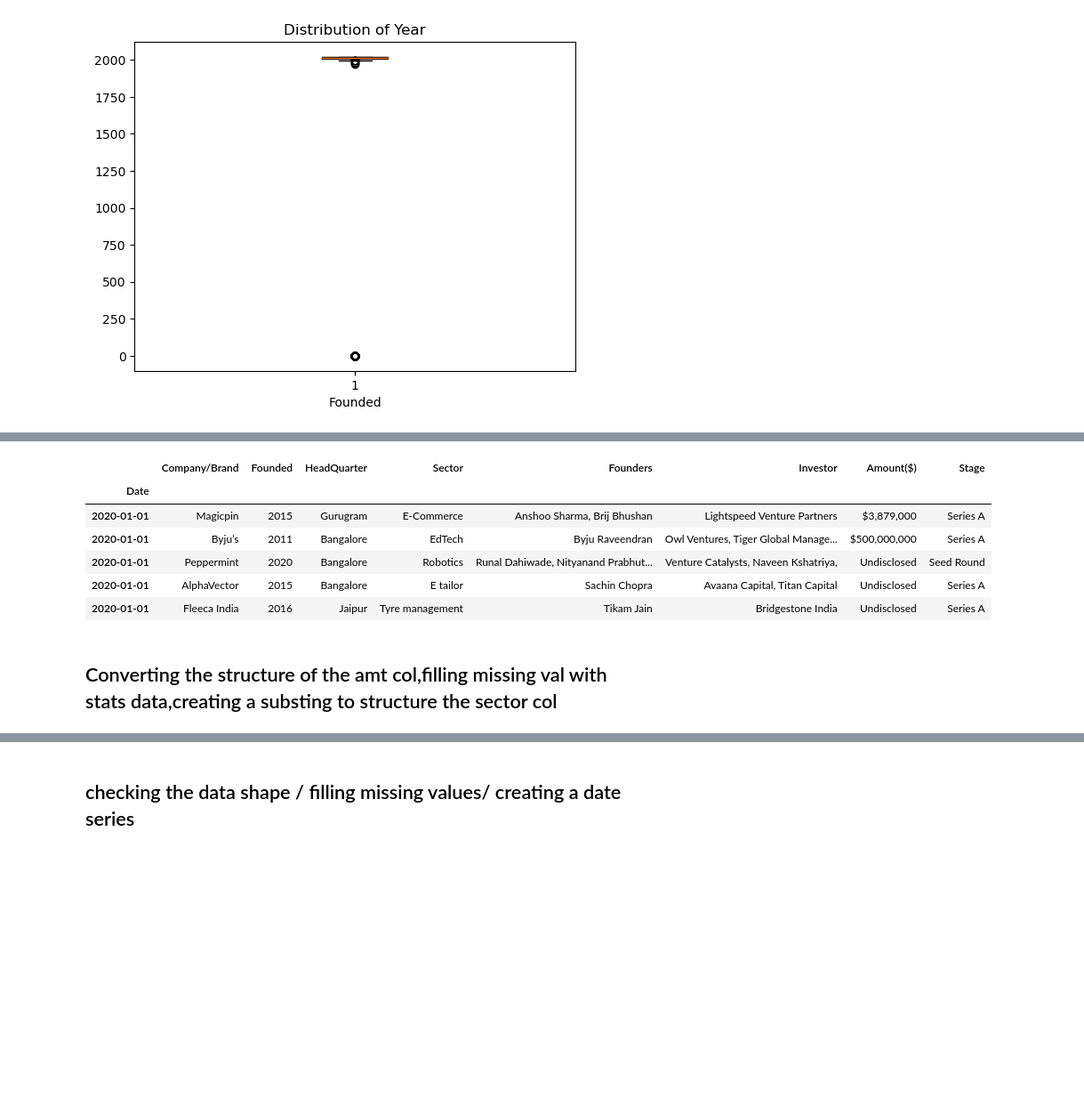
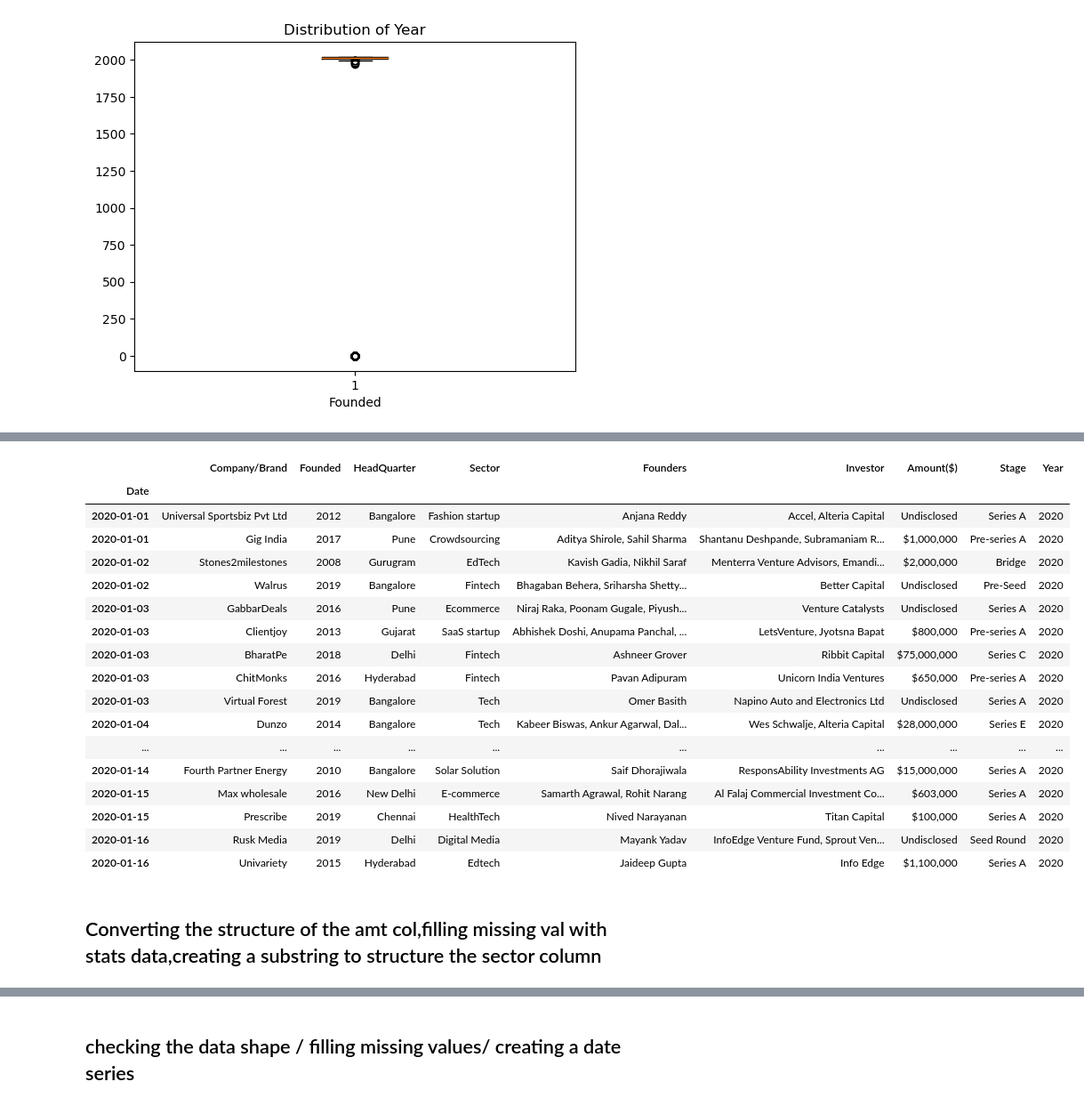
Before and after one commit to Israel-Anaba/Edinburgh-Indian-Start-up-Project, a Jupyter notebook: Data Cleaning 2.ipynb, the cells around one changed output, grey strips where cells are left out. Shown at 89% size. Cells and saved outputs as stored; diff of their text form; code cells hidden in the pictures; blank space fills up the shorter version.

```diff
--- a/Data Cleaning 2.ipynb
+++ b/Data Cleaning 2.ipynb
@@ -514,6 +970,12 @@ ind_2020['Founders'] = ind_2020['Founders'].fillna(ind_2020['Founders'].mode()[0
 ind_2020['Stage'] = ind_2020['Stage'].fillna(ind_2020['Stage'].mode()[0])
 ind_2020['Investor'] = ind_2020['Investor'].fillna(ind_2020['Investor'].mode()[0])
 ind_2020['HeadQuarter'] = ind_2020['HeadQuarter'].fillna(ind_2020['HeadQuarter'].mode()[0])
+# %%
+seedr = ['seed round','Seed round','Seed Round',]
+preser= ['Pre Series A','Pre series A','Pre-series A','Pre-Series A']
+
+ind_2020.loc[ind_2020['Stage'].str.contains('|'.join(seedr)), 'Stage'] = 'Seed Round'
+ind_2020.loc[ind_2020['Stage'].str.contains('|'.join(preser)), 'Stage'] = 'Pre-series A'
 # %%
 ind_2020['Founded'] = pd.to_numeric(ind_2020['Founded'], errors='coerce')
 
@@ -540,6 +1003,0 @@ ind_2020['Founded'].fillna(ind_2020['Founded'].median(), inplace=True)
-# %%
-ind_2020.drop(ind_2020.columns[-1], axis=1,inplace=True)
-
-ind_2020.drop(ind_2020.columns[-5], axis=1,inplace=True)
-
-ind_2020['Founded'] = ind_2020['Founded'].astype(int)
@@ -546,3 +1014,7 @@ ind_2020['Founded'] = ind_2020['Founded'].astype(int)
+# %%
+ind_2020.drop('What it does',axis=1,inplace=True)
+# %%
+ind_2020.drop('Unnamed: 9',axis=1,inplace=True)
 # %%
 ind_2020.isna().sum()
 # %% [output]
@@ -557,16 +1030,27 @@ Stage            0
 dtype: int64
 # %%
-ind_2020.head()
+ind_2020.head(50)
 # %% [output]
-|  | Company/Brand | Founded | HeadQuarter | Sector | Founders | Investor | Amount($) | Stage |
-| Date |  |  |  |  |  |  |  |  |
-| 2020-01-01 | Magicpin | 2015 | Gurugram | E-Commerce | Anshoo Sharma, Brij Bhushan | Lightspeed Venture Partners | $3,879,000 | Series A |
-| 2020-01-01 | Byju’s | 2011 | Bangalore | EdTech | Byju Raveendran | Owl Ventures, Tiger Global Manage... | $500,000,000 | Series A |
-| 2020-01-01 | Peppermint | 2020 | Bangalore | Robotics | Runal Dahiwade, Nityanand Prabhut... | Venture Catalysts, Naveen Kshatriya, | Undisclosed | Seed Round |
-| 2020-01-01 | AlphaVector | 2015 | Bangalore | E tailor | Sachin Chopra | Avaana Capital, Titan Capital | Undisclosed | Series A |
-| 2020-01-01 | Fleeca India | 2016 | Jaipur | Tyre management | Tikam Jain | Bridgestone India | Undisclosed | Series A |
+|  | Company/Brand | Founded | HeadQuarter | Sector | Founders | Investor | Amount($) | Stage | Year |
+| Date |  |  |  |  |  |  |  |  |  |
+| 2020-01-01 | Universal Sportsbiz Pvt Ltd | 2012 | Bangalore | Fashion startup | Anjana Reddy | Accel, Alteria Capital | Undisclosed | Series A | 2020 |
+| 2020-01-01 | Gig India | 2017 | Pune | Crowdsourcing | Aditya Shirole, Sahil Sharma | Shantanu Deshpande, Subramaniam R... | $1,000,000 | Pre-series A | 2020 |
+| 2020-01-02 | Stones2milestones | 2008 | Gurugram | EdTech | Kavish Gadia, Nikhil Saraf | Menterra Venture Advisors, Emandi... | $2,000,000 | Bridge | 2020 |
+| 2020-01-02 | Walrus | 2019 | Bangalore | Fintech | Bhagaban Behera, Sriharsha Shetty... | Better Capital | Undisclosed | Pre-Seed | 2020 |
+| 2020-01-03 | GabbarDeals | 2016 | Pune | Ecommerce | Niraj Raka, Poonam Gugale, Piyush... | Venture Catalysts | Undisclosed | Series A | 2020 |
+| 2020-01-03 | Clientjoy | 2013 | Gujarat | SaaS startup | Abhishek Doshi, Anupama Panchal, ... | LetsVenture, Jyotsna Bapat | $800,000 | Pre-series A | 2020 |
+| 2020-01-03 | BharatPe | 2018 | Delhi | Fintech | Ashneer Grover | Ribbit Capital | $75,000,000 | Series C | 2020 |
+| 2020-01-03 | ChitMonks | 2016 | Hyderabad | Fintech | Pavan Adipuram | Unicorn India Ventures | $650,000 | Pre-series A | 2020 |
+| 2020-01-03 | Virtual Forest | 2019 | Bangalore | Tech | Omer Basith | Napino Auto and Electronics Ltd | Undisclosed | Series A | 2020 |
+| 2020-01-04 | Dunzo | 2014 | Bangalore | Tech | Kabeer Biswas, Ankur Agarwal, Dal... | Wes Schwalje, Alteria Capital | $28,000,000 | Series E | 2020 |
+| ... | ... | ... | ... | ... | ... | ... | ... | ... | ... |
+| 2020-01-14 | Fourth Partner Energy | 2010 | Bangalore | Solar Solution | Saif Dhorajiwala | ResponsAbility Investments AG | $15,000,000 | Series A | 2020 |
+| 2020-01-15 | Max wholesale | 2016 | New Delhi | E-commerce | Samarth Agrawal, Rohit Narang | Al Falaj Commercial Investment Co... | $603,000 | Series A | 2020 |
+| 2020-01-15 | Prescribe | 2019 | Chennai | HealthTech | Nived Narayanan | Titan Capital | $100,000 | Series A | 2020 |
+| 2020-01-16 | Rusk Media | 2019 | Delhi | Digital Media | Mayank Yadav | InfoEdge Venture Fund, Sprout Ven... | Undisclosed | Seed Round | 2020 |
+| 2020-01-16 | Univariety | 2015 | Hyderabad | Edtech | Jaideep Gupta | Info Edge | $1,100,000 | Series A | 2020 |
 # %% [markdown]
-## Converting the structure of the amt col,filling missing val with stats data,creating a substing to structure the sector col
+## Converting the structure of the amt col,filling missing val with stats data,creating a substring to structure the sector column
 # %%
 ind_2020['Amount($)'].replace('', pd.np.nan, inplace=True)
 ind_2020['Amount($)'] = ind_2020['Amount($)'].replace('undisclosed', np.nan)
```
Also changed, not shown: parts of 139 cells of this notebook, 5 other files.
